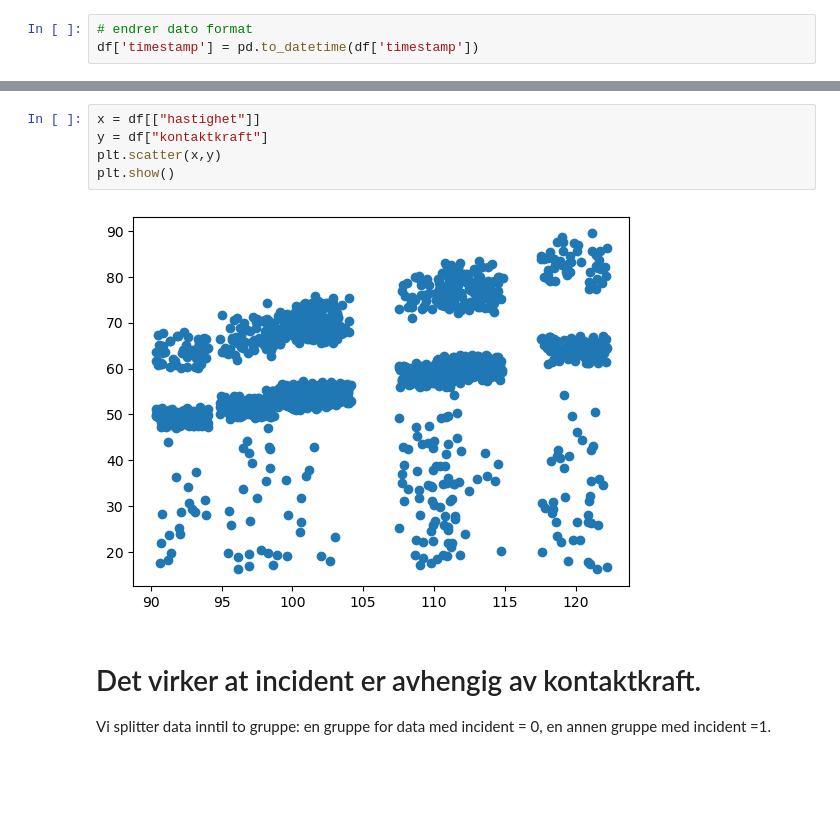
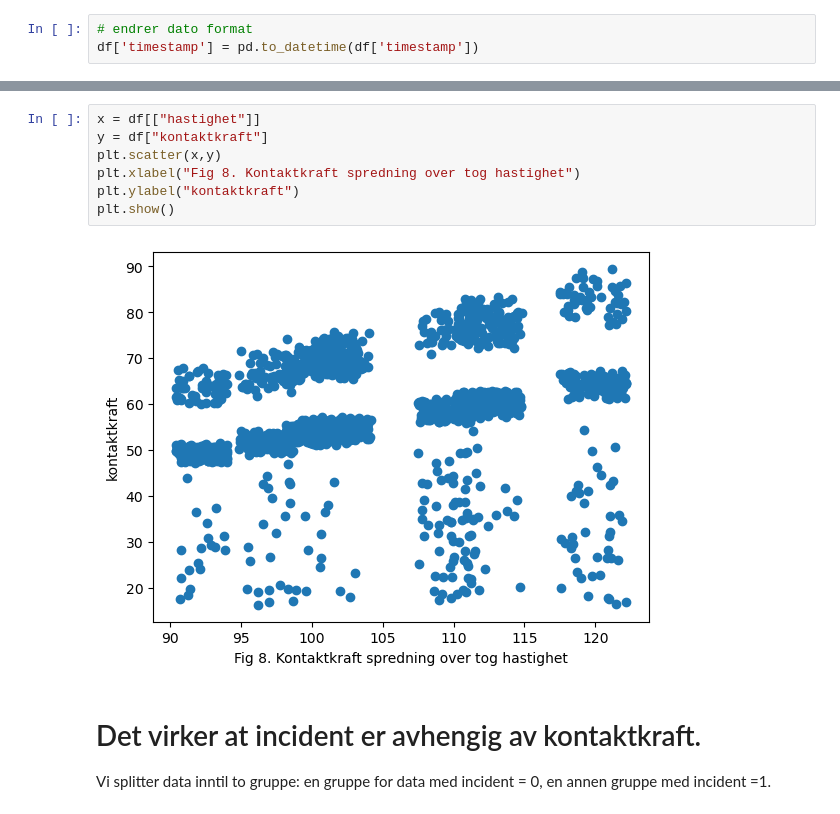
Before and after one commit to mengtsian/Qian-, a Jupyter notebook: Eltog.ipynb, the cells around one changed output, grey strips where cells are left out. Drawn from its saved outputs; the diff is of its cells as text; blank space fills up the shorter version.

```diff
--- a/Eltog.ipynb
+++ b/Eltog.ipynb
@@ -98,10 +117,12 @@ plt.show()
 # %%
 x = df[["hastighet"]]
 y = df["kontaktkraft"]
 plt.scatter(x,y)
+plt.xlabel("Fig 8. Kontaktkraft spredning over tog hastighet")
+plt.ylabel("kontaktkraft")
 plt.show()
 # %% [output]
-[figure, old version]
+[figure, new version]
 # %% [markdown]
 # Det virker at incident er avhengig av kontaktkraft.
 Vi splitter data inntil to gruppe: en gruppe for data med incident = 0, en annen gruppe med incident =1.
```
Also changed, not shown: parts of 22 cells of this notebook.
